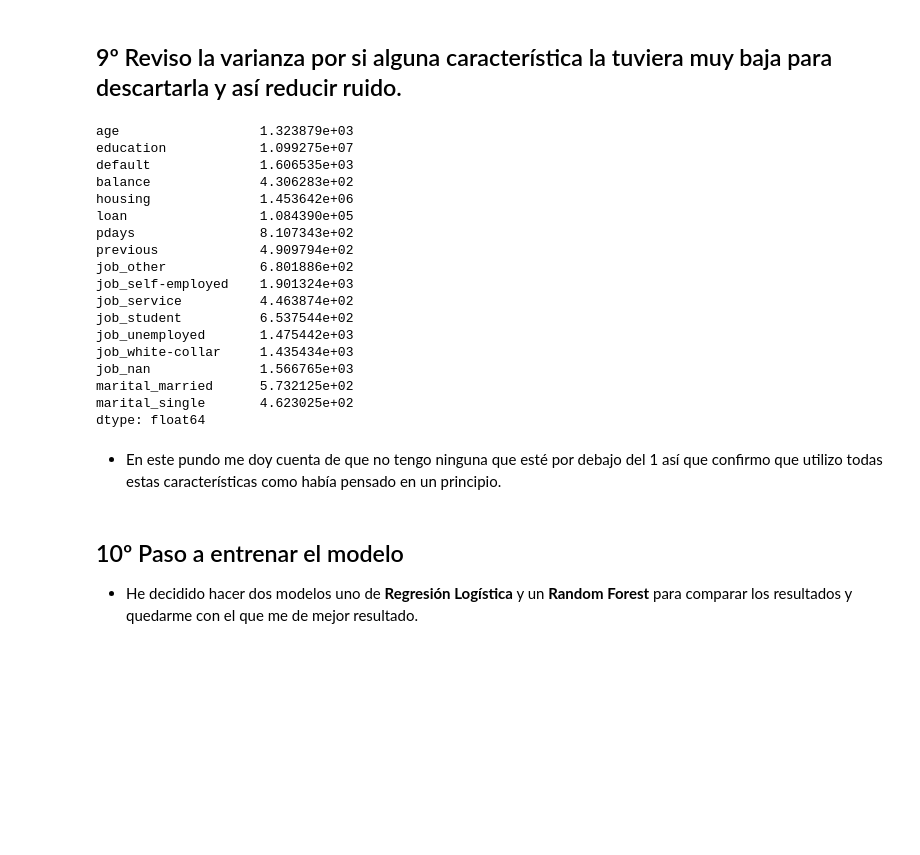
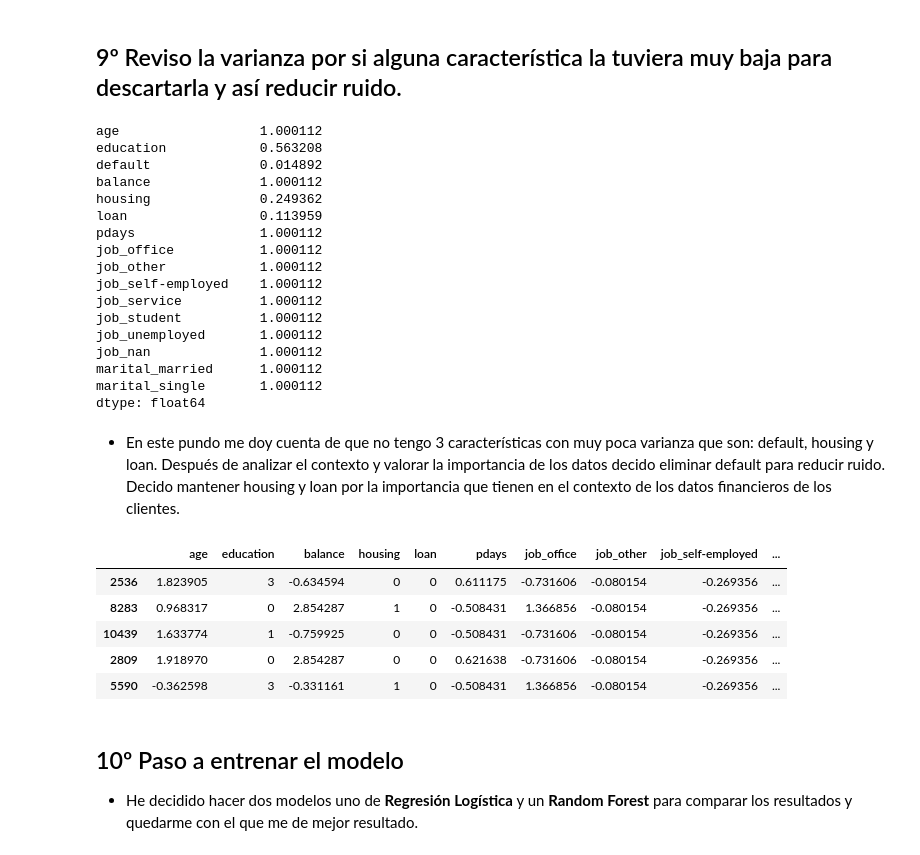
Before and after one commit to JaviDoria/Upskilling-Machine-Learning, a Jupyter notebook: Sprint 8.2.ipynb, the cells around one changed output. Saved outputs shown, nothing was run; the diff lists cells and outputs as text; code cells hidden in the pictures; blank space fills up the shorter version.

```diff
--- a/Sprint 8.2.ipynb
+++ b/Sprint 8.2.ipynb
@@ -518,31 +492,44 @@ TENIENDO EN CUENTA QUE SOLO ESTAMOS TOMANDO ESTOS 3 REGISTROS PARA ESTA EXPLICAC
 import pandas as pd
 
 # Calculo la varianza de cada columna (característica)
-varianza = cumulative_variance.var()
+varianza = encoded_X_train.var()
 
 # Imprimo los resultados
 print(varianza)
 # %% [output]
-age                  1.323879e+03
-education            1.099275e+07
-default              1.606535e+03
-balance              4.306283e+02
-housing              1.453642e+06
-loan                 1.084390e+05
-pdays                8.107343e+02
-previous             4.909794e+02
-job_other            6.801886e+02
-job_self-employed    1.901324e+03
-job_service          4.463874e+02
-job_student          6.537544e+02
-job_unemployed       1.475442e+03
-job_white-collar     1.435434e+03
-job_nan              1.566765e+03
-marital_married      5.732125e+02
-marital_single       4.623025e+02
+age                  1.000112
+education            0.563208
+default              0.014892
+balance              1.000112
+housing              0.249362
+loan                 0.113959
+pdays                1.000112
+job_office           1.000112
+job_other            1.000112
+job_self-employed    1.000112
+job_service          1.000112
+job_student          1.000112
+job_unemployed       1.000112
+job_nan              1.000112
+marital_married      1.000112
+marital_single       1.000112
 dtype: float64
 # %% [markdown]
-* En este pundo me doy cuenta de que no tengo ninguna que esté por debajo del 1 así que confirmo que utilizo todas estas características como había pensado en un principio.
+* En este pundo me doy cuenta de que no tengo 3 características con muy poca varianza que son: default, housing y loan. Después de analizar el contexto y valorar la importancia de los datos decido eliminar default para reducir ruido. Decido mantener housing y loan por la importancia que tienen en el contexto de los datos financieros de los clientes.
+# %%
+# Elimino la columna default de los conjuntos de entrenamiento y prueba.
+encoded_X_train.drop(columns=['default'], inplace=True)
+encoded_X_test.drop(columns=['default'], inplace=True)
+
+# Verificar el resultado
+encoded_X_train.head()
+# %% [output]
+|  | age | education | balance | housing | loan | pdays | job_office | job_other | job_self-employed | ... |
+| 2536 | 1.823905 | 3 | -0.634594 | 0 | 0 | 0.611175 | -0.731606 | -0.080154 | -0.269356 | ... |
+| 8283 | 0.968317 | 0 | 2.854287 | 1 | 0 | -0.508431 | 1.366856 | -0.080154 | -0.269356 | ... |
+| 10439 | 1.633774 | 1 | -0.759925 | 0 | 0 | -0.508431 | -0.731606 | -0.080154 | -0.269356 | ... |
+| 2809 | 1.918970 | 0 | 2.854287 | 0 | 0 | 0.621638 | -0.731606 | -0.080154 | -0.269356 | ... |
+| 5590 | -0.362598 | 3 | -0.331161 | 1 | 0 | -0.508431 | 1.366856 | -0.080154 | -0.269356 | ... |
 # %% [markdown]
 ## 10º Paso a entrenar el modelo
 * He decidido hacer dos modelos uno de **Regresión Logística** y un **Random Forest** para comparar los resultados y quedarme con el que me de mejor resultado.
```
Also changed, not shown: parts of 23 cells of this notebook.
